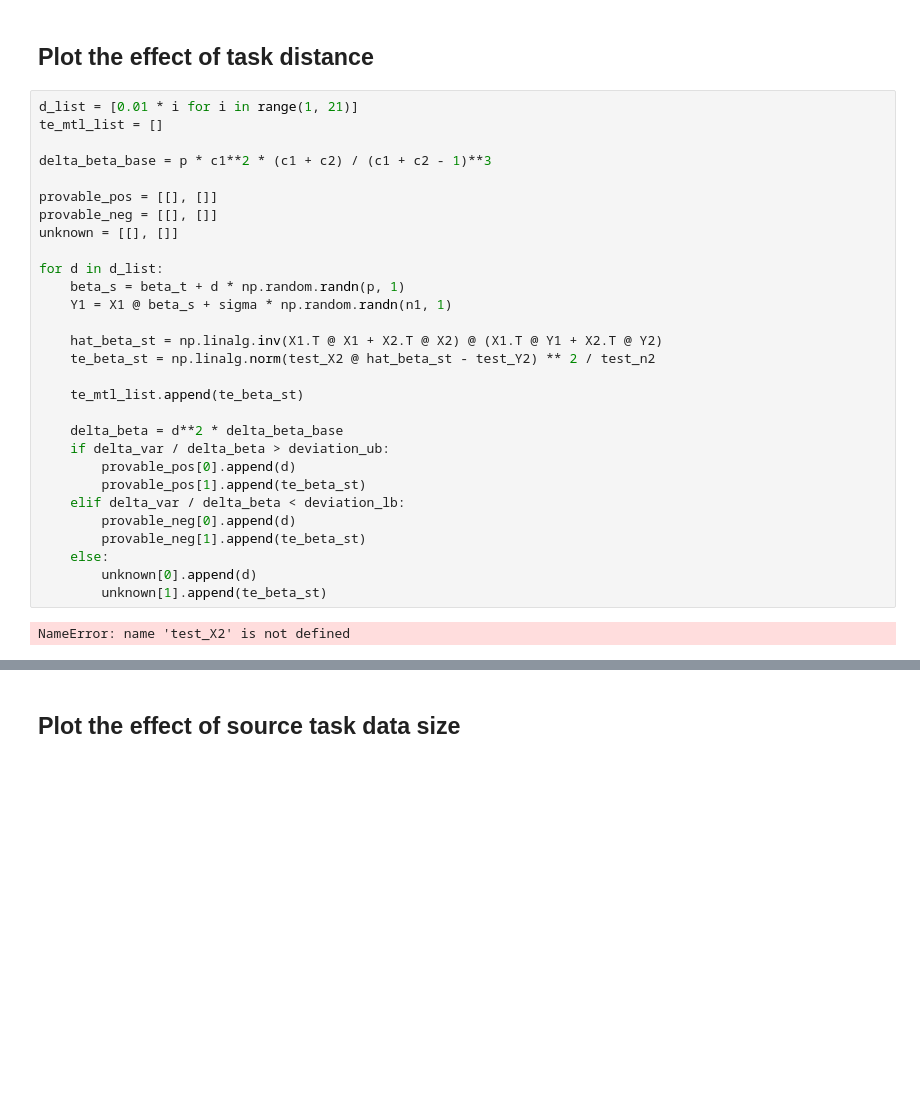
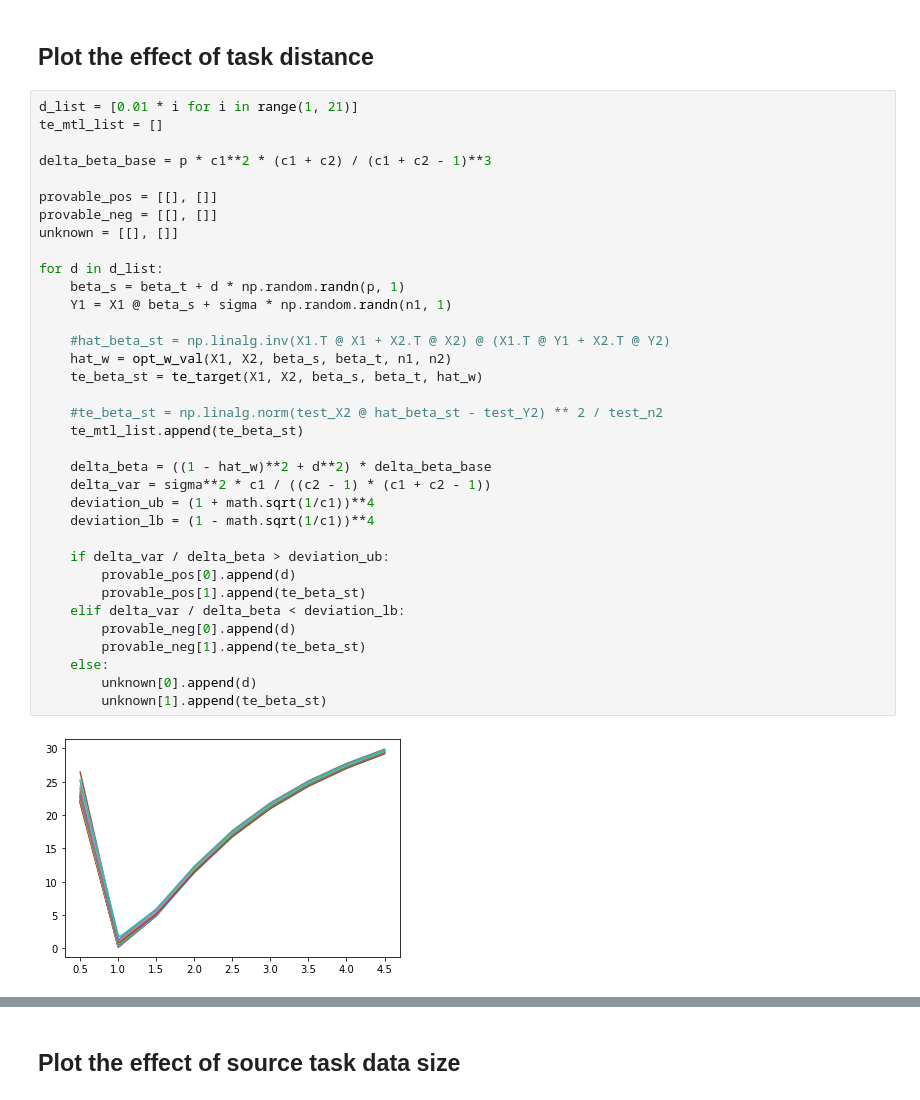
Before and after one commit to VirtuosoResearch/Transfer_learning_random_matrix_simulations, a Jupyter notebook: notebooks/Model-shift-model-distance-MTL.ipynb, the cells around one changed output, grey strips where cells are left out. Drawn from its saved outputs; the diff is of its cells as text; blank space fills up the shorter version.

```diff
--- a/notebooks/Model-shift-model-distance-MTL.ipynb
+++ b/notebooks/Model-shift-model-distance-MTL.ipynb
@@ -137,32 +128,38 @@ Negative transfer
 # %%
 d_list = [0.01 * i for i in range(1, 21)]
 te_mtl_list = []
 
 delta_beta_base = p * c1**2 * (c1 + c2) / (c1 + c2 - 1)**3
 
 provable_pos = [[], []]
 provable_neg = [[], []]
 unknown = [[], []]
 
 for d in d_list:
     beta_s = beta_t + d * np.random.randn(p, 1)
     Y1 = X1 @ beta_s + sigma * np.random.randn(n1, 1)
 
-    hat_beta_st = np.linalg.inv(X1.T @ X1 + X2.T @ X2) @ (X1.T @ Y1 + X2.T @ Y2)
-    te_beta_st = np.linalg.norm(test_X2 @ hat_beta_st - test_Y2) ** 2 / test_n2
+    #hat_beta_st = np.linalg.inv(X1.T @ X1 + X2.T @ X2) @ (X1.T @ Y1 + X2.T @ Y2)
+    hat_w = opt_w_val(X1, X2, beta_s, beta_t, n1, n2)
+    te_beta_st = te_target(X1, X2, beta_s, beta_t, hat_w)
 
+    #te_beta_st = np.linalg.norm(test_X2 @ hat_beta_st - test_Y2) ** 2 / test_n2
     te_mtl_list.append(te_beta_st)
 
-    delta_beta = d**2 * delta_beta_base
+    delta_beta = ((1 - hat_w)**2 + d**2) * delta_beta_base
+    delta_var = sigma**2 * c1 / ((c2 - 1) * (c1 + c2 - 1))
+    deviation_ub = (1 + math.sqrt(1/c1))**4
+    deviation_lb = (1 - math.sqrt(1/c1))**4
+
     if delta_var / delta_beta > deviation_ub:
         provable_pos[0].append(d)
         provable_pos[1].append(te_beta_st)
     elif delta_var / delta_beta < deviation_lb:
         provable_neg[0].append(d)
         provable_neg[1].append(te_beta_st)
     else:
         unknown[0].append(d)
         unknown[1].append(te_beta_st)
 # %% [output]
-NameError: name 'test_X2' is not defined
+[figure, added]
 # %%
```
Also changed, not shown: parts of 3 cells of this notebook, 4 other files.
